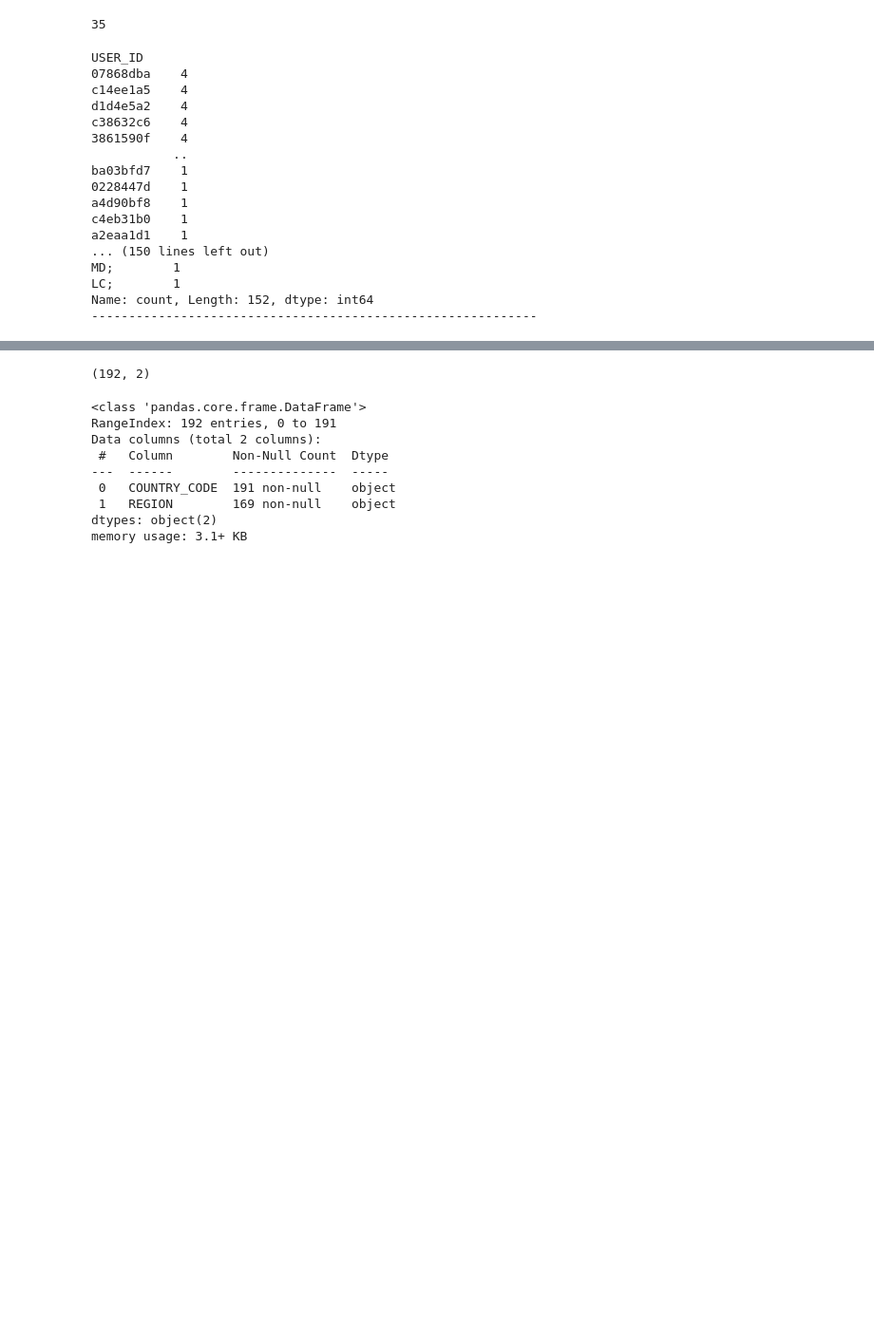
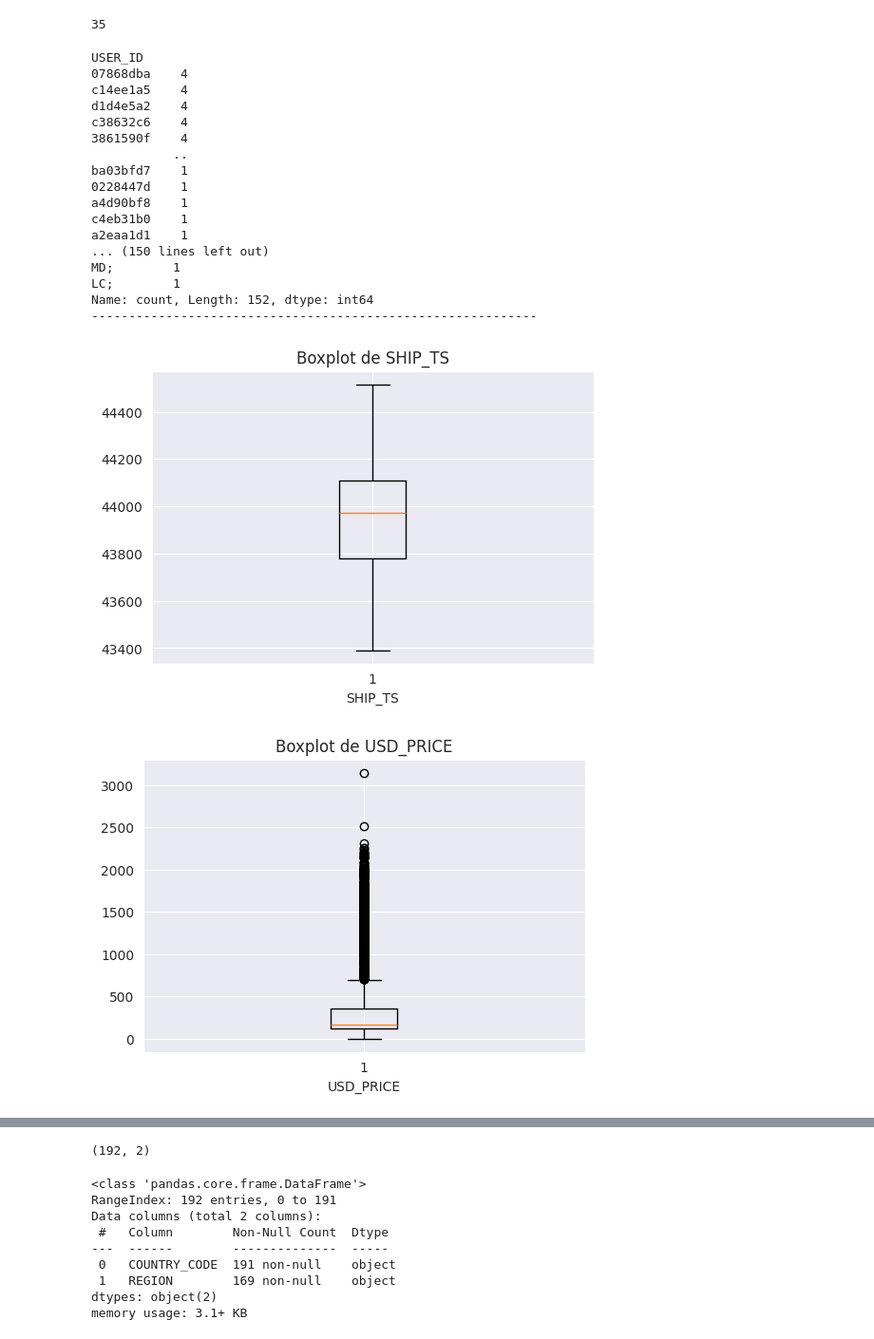
Before and after one commit to YoannB-data/gamezone_shop, a Jupyter notebook: app.ipynb, the cells around one changed output, grey strips where cells are left out. Shown at 95% size. Drawn from its saved outputs; the diff is of its cells as text; code cells hidden in the pictures; blank space fills up the shorter version.

```diff
--- a/app.ipynb
+++ b/app.ipynb
@@ -184,3 +184,15 @@ Name: count, Length: 152, dtype: int64
 # COUNTRY_CODE
 #   La colonne est rempli de ';'
 #   Il y a également des valeurs vide et pas Nan, à uniformiser en Nan
+# %%
+# Recherche d'outliers
+
+for col in df.select_dtypes(include=["int64", "float64"]).columns:
+    plt.figure(figsize=(6, 4))
+    plt.boxplot(df[col].dropna())
+    plt.title(f"Boxplot de {col}")
+    plt.xlabel(col)
+    plt.show()
+# %% [output]
+[figure, added]
+[figure, added]
```
Also changed, not shown: parts of 6 cells of this notebook, 1 other file.
